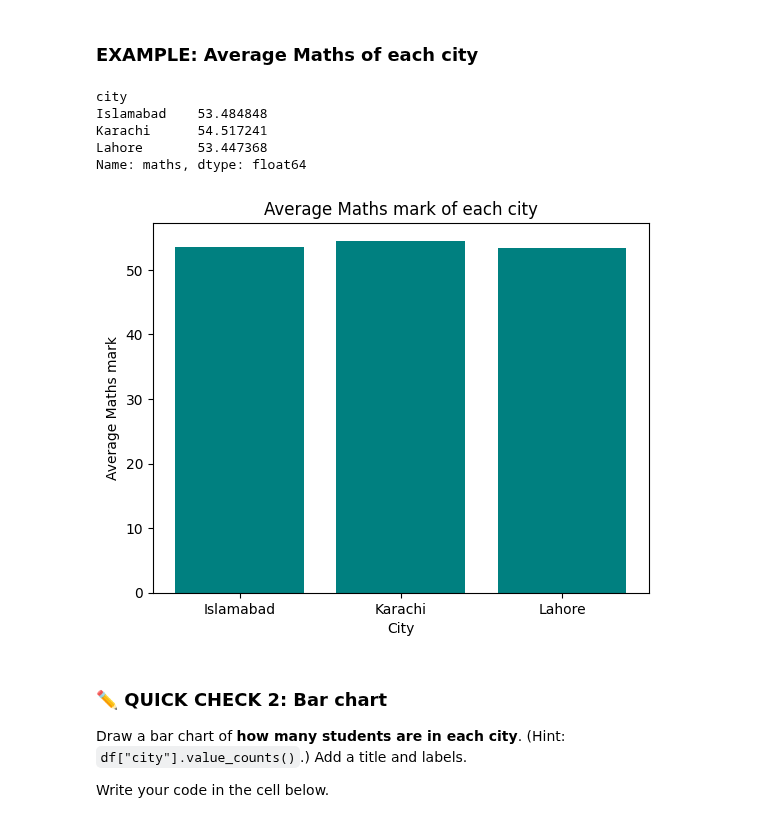
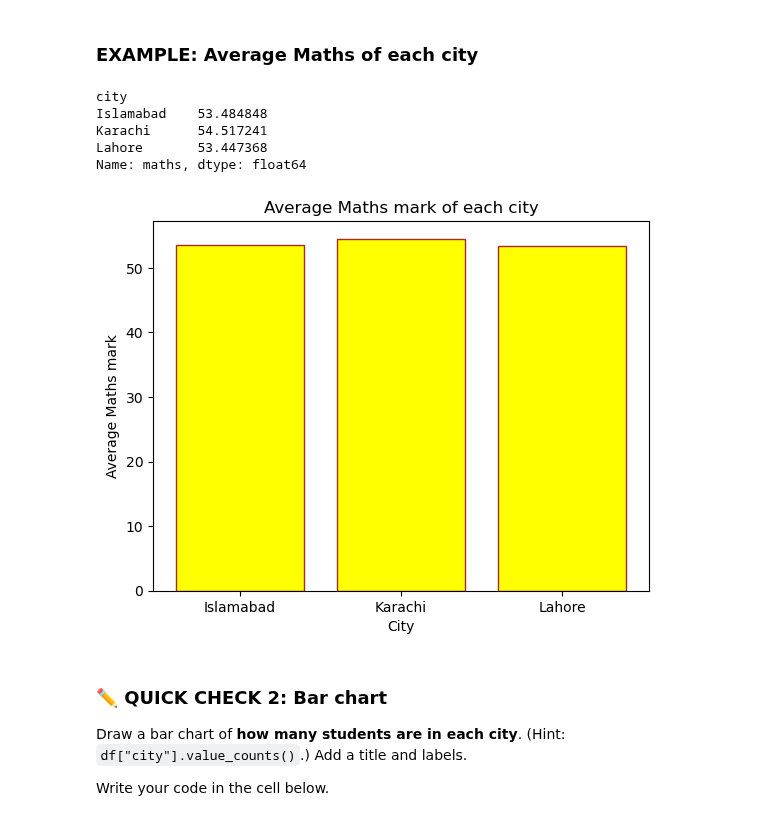
Before and after one commit to bariras-stack/Python-for-AI, a Jupyter notebook: notebooks/Week 4/Day 16/Day_16_Matplotlib_Seaborn.ipynb, the cells around one changed output. Saved outputs shown, nothing was run; the diff lists cells and outputs as text; code cells hidden in the pictures.

```diff
--- a/notebooks/Week 4/Day 16/Day_16_Matplotlib_Seaborn.ipynb
+++ b/notebooks/Week 4/Day 16/Day_16_Matplotlib_Seaborn.ipynb
@@ -218,21 +224,23 @@ Write your code in the cell below.
 # %% [markdown]
 ### EXAMPLE: Average Maths of each city
 # %%
+import matplotlib.pyplot as plt
+import pandas as pd
 avg = df.groupby("city")["maths"].mean()
 print(avg)
 
-plt.bar(avg.index, avg.values, color="teal")
+plt.bar(avg.index, avg.values, color="yellow", edgecolor="brown")
 plt.title("Average Maths mark of each city")
 plt.xlabel("City")
 plt.ylabel("Average Maths mark")
 plt.show()
 # %% [output]
 city
 Islamabad    53.484848
 Karachi      54.517241
 Lahore       53.447368
 Name: maths, dtype: float64
-[figure, old version]
+[figure, new version]
 # %% [markdown]
 ### ✏️ QUICK CHECK 2: Bar chart
 
```
Also changed, not shown: parts of 20 cells of this notebook, 3 other files.
